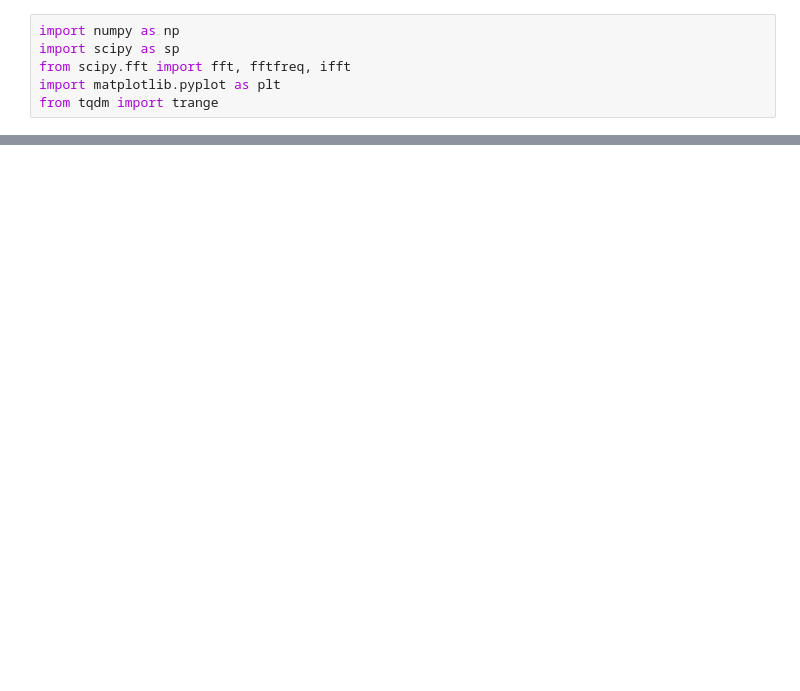
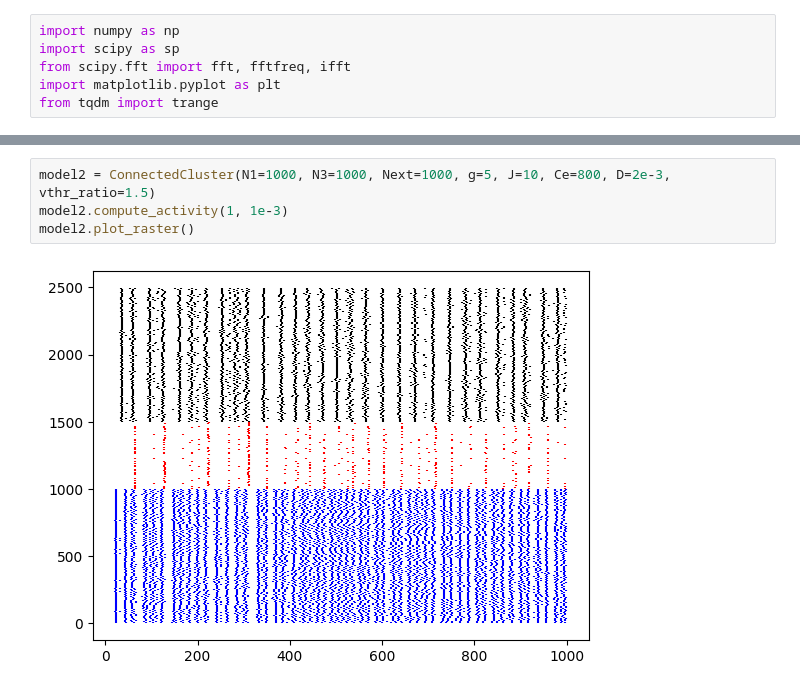
Before and after one commit to zeynoozkaya/burst_model, a Jupyter notebook: BrunelModel.ipynb, the cells around one changed output, grey strips where cells are left out. Saved outputs shown, nothing was run; the diff lists cells and outputs as text; blank space fills up the shorter version.

```diff
--- a/BrunelModel.ipynb
+++ b/BrunelModel.ipynb
@@ -209,0 +306,6 @@ plt.plot(model_bis.spike_count)
+# %%
+model2 = ConnectedCluster(N1=1000, N3=1000, Next=1000, g=5, J=10, Ce=800, D=2e-3, vthr_ratio=1.5)
+model2.compute_activity(1, 1e-3)
+model2.plot_raster()
+# %% [output]
+[figure, added]
```
Also changed, not shown: parts of 19 cells of this notebook.
